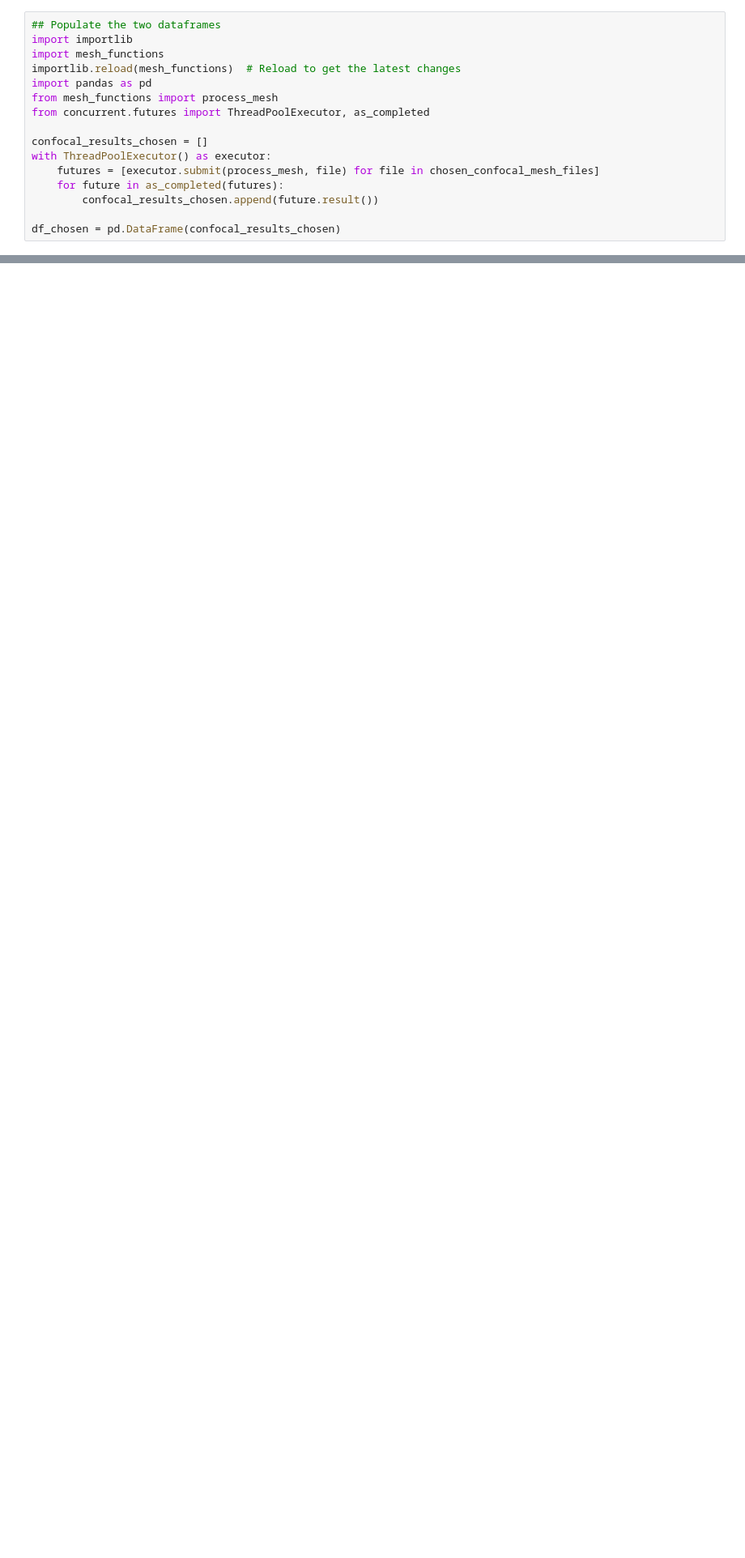
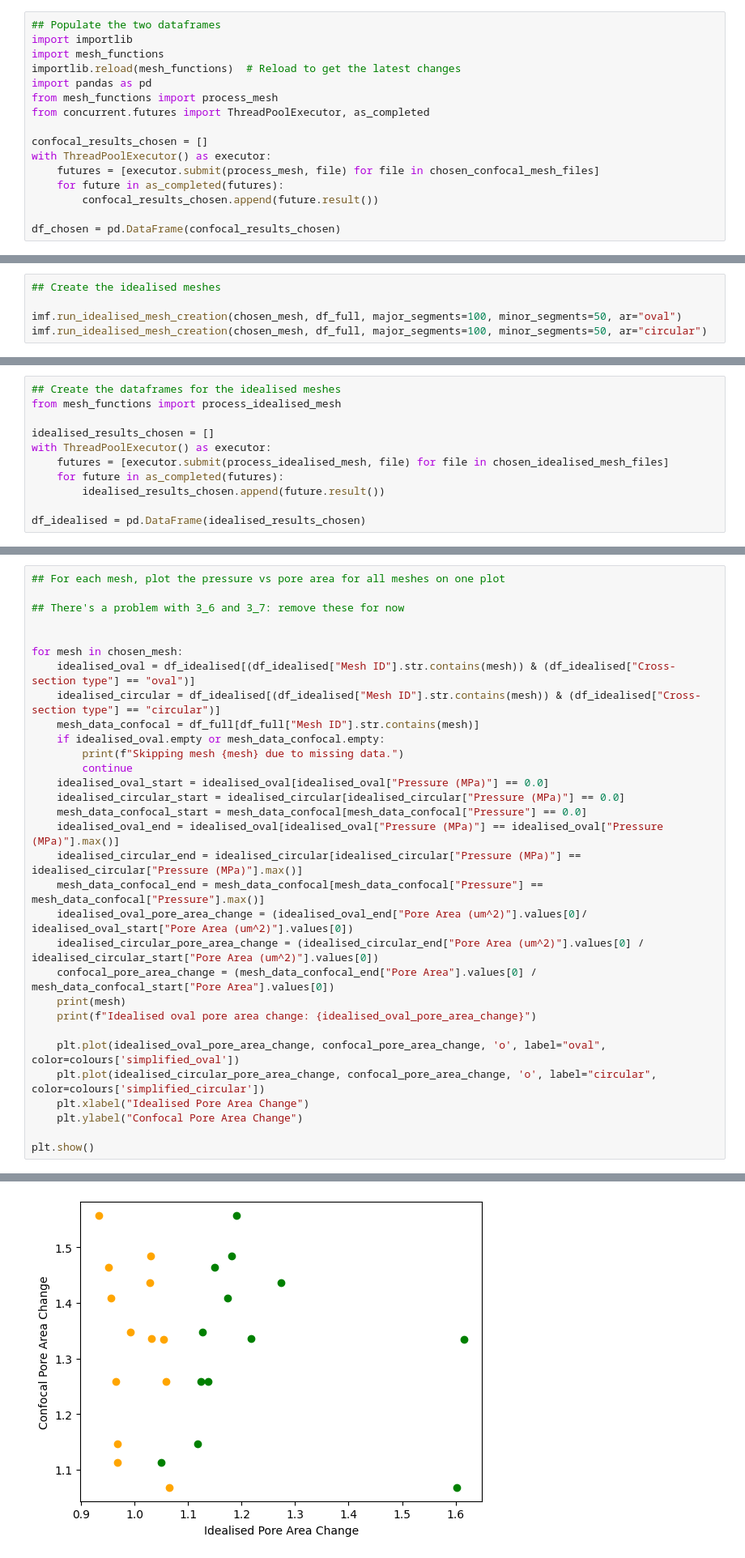
Before and after one commit to mtomtom/onion-stomatal-geometry, a Jupyter notebook: output/single_mesh_pipeline.ipynb, the cells around one changed output, grey strips where cells are left out. Shown at 81% size. Saved outputs shown, nothing was run; the diff lists cells and outputs as text; blank space fills up the shorter version.

```diff
--- a/output/single_mesh_pipeline.ipynb
+++ b/output/single_mesh_pipeline.ipynb
@@ -136,0 +283,5 @@ df_full[df_full["Pressure"] == 2.0]
+# %%
+## Create the idealised meshes
+
+imf.run_idealised_mesh_creation(chosen_mesh, df_full, major_segments=100, minor_segments=50, ar="oval")
+imf.run_idealised_mesh_creation(chosen_mesh, df_full, major_segments=100, minor_segments=50, ar="circular")
@@ -136,0 +321,11 @@ df_full[df_full["Pressure"] == 2.0]
+# %%
+## Create the dataframes for the idealised meshes
+from mesh_functions import process_idealised_mesh
+
+idealised_results_chosen = []
+with ThreadPoolExecutor() as executor:
+    futures = [executor.submit(process_idealised_mesh, file) for file in chosen_idealised_mesh_files]
+    for future in as_completed(futures):
+        idealised_results_chosen.append(future.result())
+
+df_idealised = pd.DataFrame(idealised_results_chosen)
@@ -136,0 +343,32 @@ df_full[df_full["Pressure"] == 2.0]
+# %%
+## For each mesh, plot the pressure vs pore area for all meshes on one plot
+
+## There's a problem with 3_6 and 3_7: remove these for now
+
+
+for mesh in chosen_mesh:
+    idealised_oval = df_idealised[(df_idealised["Mesh ID"].str.contains(mesh)) & (df_idealised["Cross-section type"] == "oval")]
+    idealised_circular = df_idealised[(df_idealised["Mesh ID"].str.contains(mesh)) & (df_idealised["Cross-section type"] == "circular")]
+    mesh_data_confocal = df_full[df_full["Mesh ID"].str.contains(mesh)]
+    if idealised_oval.empty or mesh_data_confocal.empty:
+        print(f"Skipping mesh {mesh} due to missing data.")
+        continue
+    idealised_oval_start = idealised_oval[idealised_oval["Pressure (MPa)"] == 0.0]
+    idealised_circular_start = idealised_circular[idealised_circular["Pressure (MPa)"] == 0.0]
+    mesh_data_confocal_start = mesh_data_confocal[mesh_data_confocal["Pressure"] == 0.0]
+    idealised_oval_end = idealised_oval[idealised_oval["Pressure (MPa)"] == idealised_oval["Pressure (MPa)"].max()]
+    idealised_circular_end = idealised_circular[idealised_circular["Pressure (MPa)"] == idealised_circular["Pressure (MPa)"].max()]
+    mesh_data_confocal_end = mesh_data_confocal[mesh_data_confocal["Pressure"] == mesh_data_confocal["Pressure"].max()]
+    idealised_oval_pore_area_change = (idealised_oval_end["Pore Area (um^2)"].values[0]/ idealised_oval_start["Pore Area (um^2)"].values[0])
+    idealised_circular_pore_area_change = (idealised_circular_end["Pore Area (um^2)"].values[0] / idealised_circular_start["Pore Area (um^2)"].values[0])
+    confocal_pore_area_change = (mesh_data_confocal_end["Pore Area"].values[0] / mesh_data_confocal_start["Pore Area"].values[0])
+    print(mesh)
+    print(f"Idealised oval pore area change: {idealised_oval_pore_area_change}")
+
+    plt.plot(idealised_oval_pore_area_change, confocal_pore_area_change, 'o', label="oval", color=colours['simplified_oval'])
+    plt.plot(idealised_circular_pore_area_change, confocal_pore_area_change, 'o', label="circular", color=colours['simplified_circular'])
+    plt.xlabel("Idealised Pore Area Change")
+    plt.ylabel("Confocal Pore Area Change")
+
+plt.show()
+# %% [output]
@@ -136,0 +392 @@ df_full[df_full["Pressure"] == 2.0]
+[figure, added]
```
Also changed, not shown: parts of 16 cells of this notebook, 3 other files.
